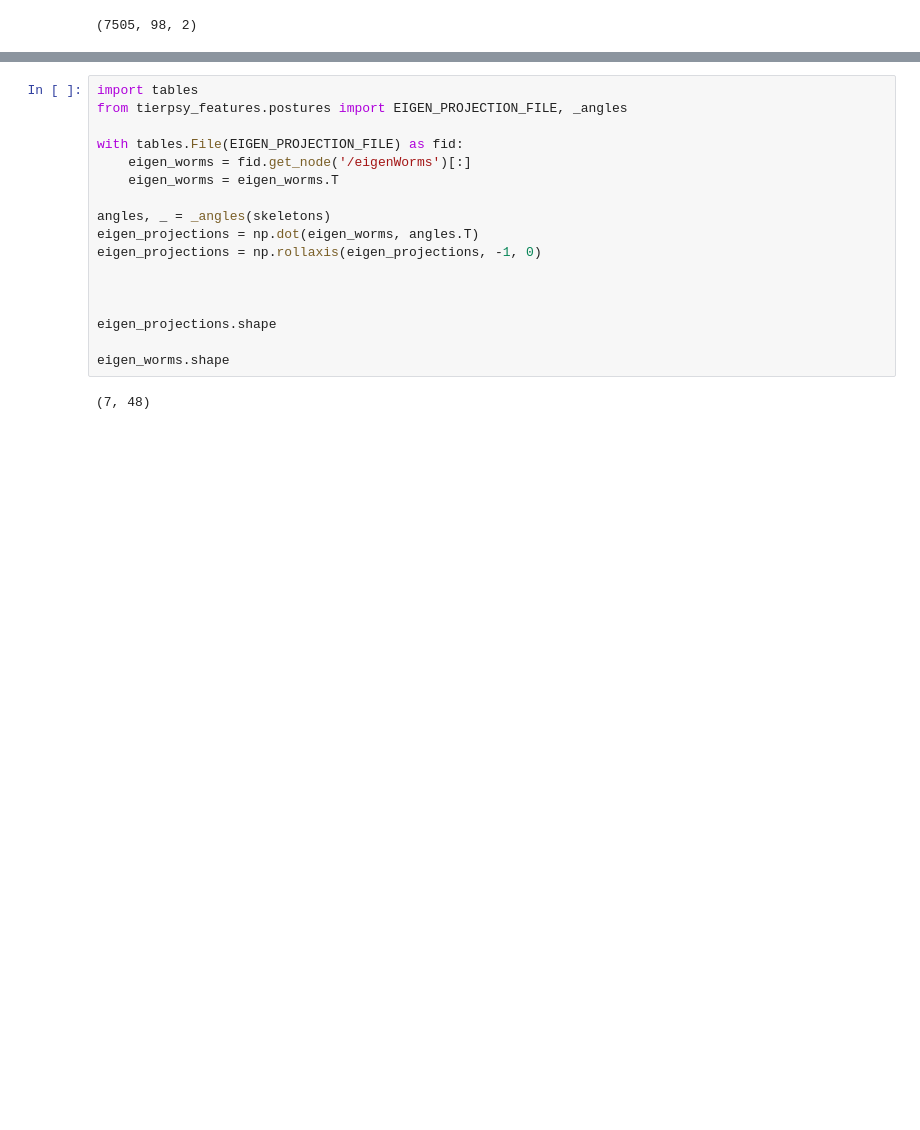
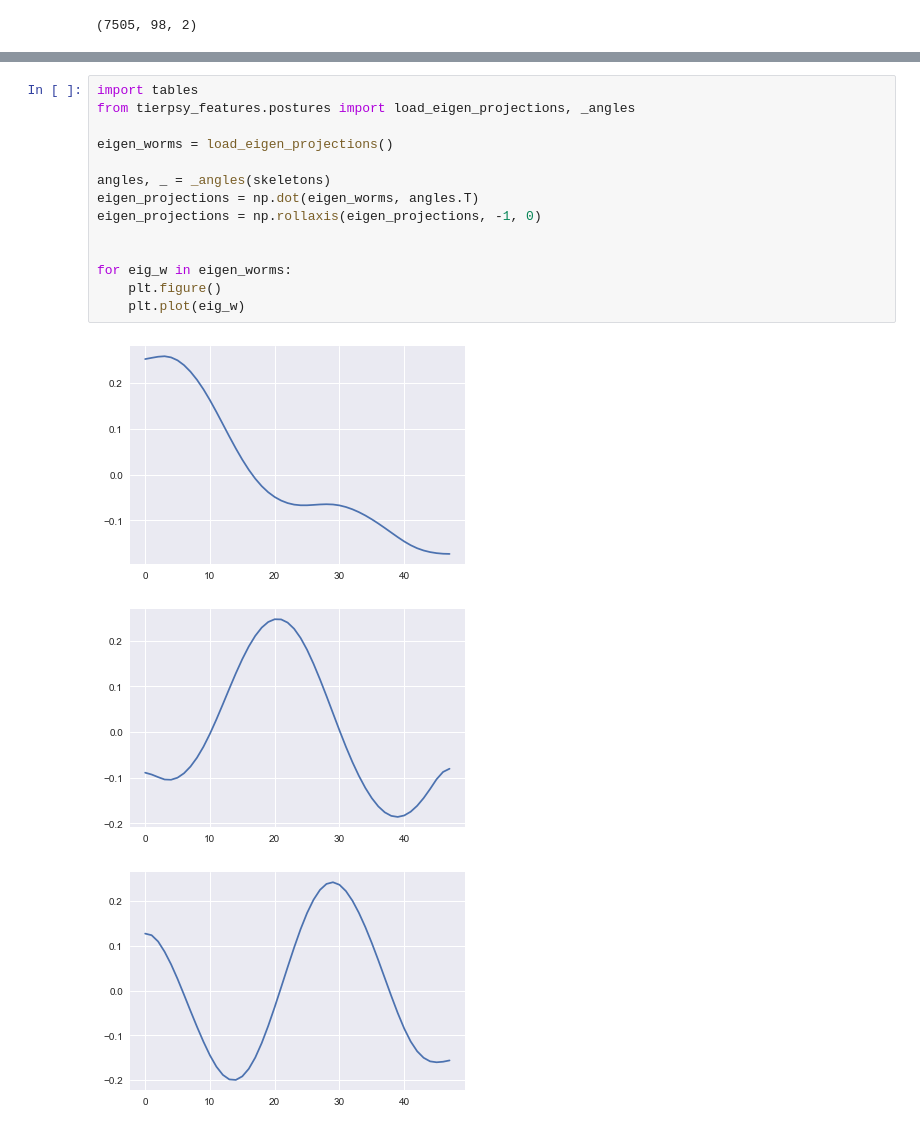
Before and after one commit to ver228/tierpsy-features, a Jupyter notebook: notebooks/Diagrams.ipynb, the cells around one changed output, grey strips where cells are left out. Saved outputs shown, nothing was run; the diff lists cells and outputs as text; blank space fills up the shorter version.

```diff
--- a/notebooks/Diagrams.ipynb
+++ b/notebooks/Diagrams.ipynb
@@ -175,19 +175,18 @@ Text(0.5,1,'Axis')
 # %%
 import tables
-from tierpsy_features.postures import EIGEN_PROJECTION_FILE, _angles
+from tierpsy_features.postures import load_eigen_projections, _angles
 
-with tables.File(EIGEN_PROJECTION_FILE) as fid:
-    eigen_worms = fid.get_node('/eigenWorms')[:]
-    eigen_worms = eigen_worms.T
+eigen_worms = load_eigen_projections()
 
 angles, _ = _angles(skeletons)
 eigen_projections = np.dot(eigen_worms, angles.T)
 eigen_projections = np.rollaxis(eigen_projections, -1, 0)
 
 
-
-eigen_projections.shape
-
-eigen_worms.shape
+for eig_w in eigen_worms:
+    plt.figure()
+    plt.plot(eig_w)
 # %% [output]
-(7, 48)
+[figure, added]
+[figure, added]
+[figure, added]
```
Also changed, not shown: parts of 6 cells of this notebook, 4 other files.
